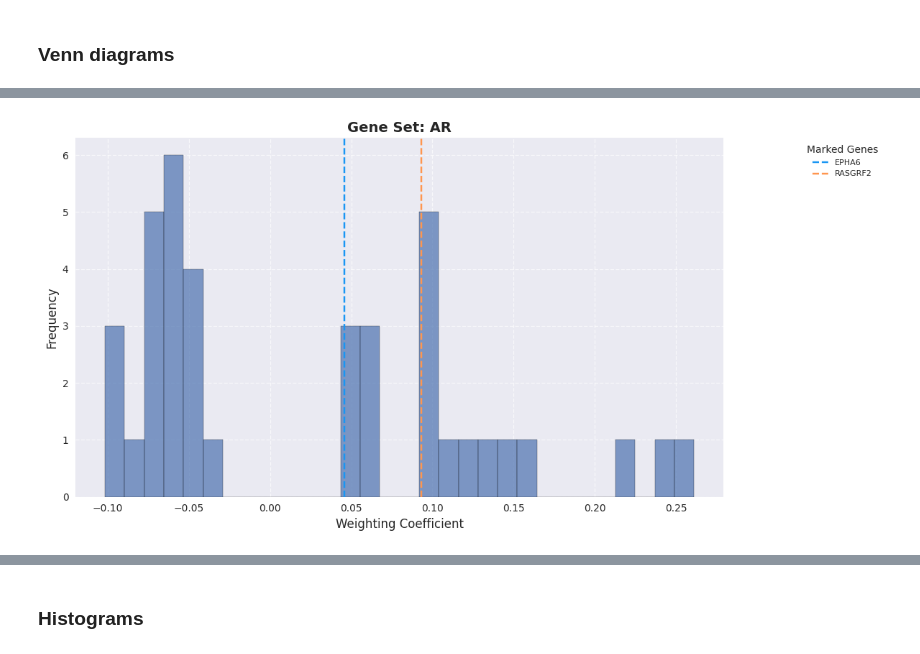
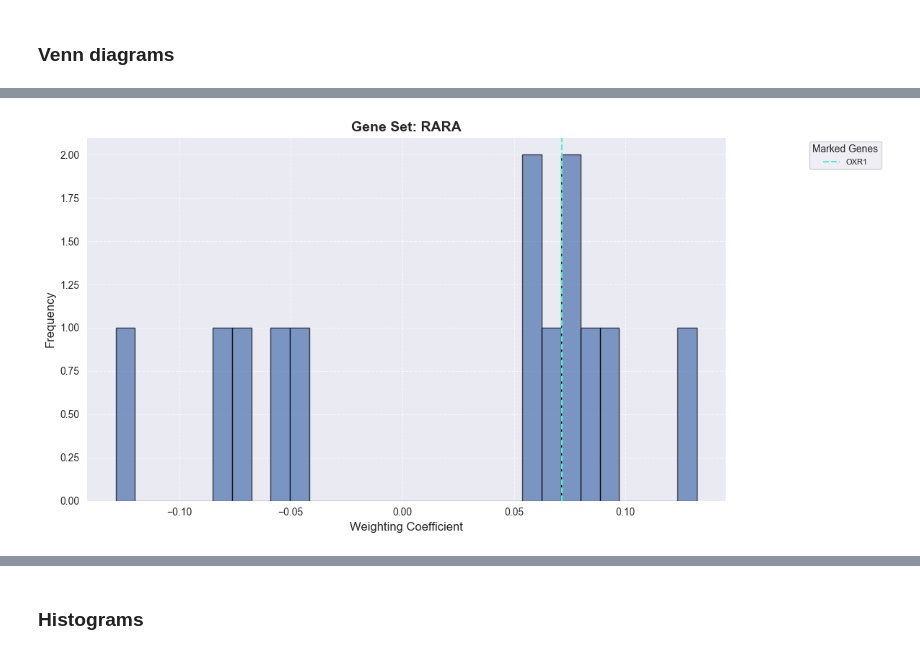
Before and after one commit to michal7kw/GeneScore, a Jupyter notebook: trimmed_Evaluation/0_examin_gene_sets_all_ex.ipynb, the cells around one changed output, grey strips where cells are left out. Saved outputs shown, nothing was run; the diff lists cells and outputs as text; code cells hidden in the pictures.

```diff
--- a/trimmed_Evaluation/0_examin_gene_sets_all_ex.ipynb
+++ b/trimmed_Evaluation/0_examin_gene_sets_all_ex.ipynb
@@ -33,13 +47,11 @@ gere_sets_dict_celloracle, gene_sets_dict_cell_type_first_celloracle = load_GRNs
 # %% [markdown]
 # Analyse separately
 # %%
-set_selected = "all_ex"
-cell_type_selected = "L4_RORB"
-scored_gene_selected = "RARA"
+goi = "RARA"
 score = "coef_mean"
 # %% [markdown]
 ### Remove duplicates
 # %%
-print(gene_sets_dict_cell_type_first_celloracle[set_selected][cell_type_selected].keys())
-gois = gene_sets_dict_cell_type_first_celloracle[set_selected][cell_type_selected].keys()
+print(gene_sets_dict_cell_type_first_celloracle[gene_set][gene_set].keys())
+gois = gene_sets_dict_cell_type_first_celloracle[gene_set][gene_set].keys()
 # %% [output]
@@ -47,4 +59,4 @@ dict_keys(['AHR', 'ARNT', 'ARNT2', 'CLOCK', 'AR', 'NR1I2', 'NR3C1', 'NR3C2', 'ES
 # %%
-data={key: gene_sets_dict_cell_type_first_celloracle[set_selected][cell_type_selected][key]["targets"] for key in gois}
-print_number_of_duplicate_genes(data)
+data={key: gene_sets_dict_cell_type_first_celloracle[gene_set][gene_set][key]["targets"] for key in gois}
+duplicates = print_number_of_duplicate_genes(data)
 # %% [output]
@@ -79,6 +73,8 @@ gene_sets_dict_cell_type_first_celloracle = remove_duplicates_preserve_order_GRN
 # %%
-data={key: gene_sets_dict_cell_type_first_celloracle[set_selected][cell_type_selected][key]["targets"] for key in gois}
-print_number_of_duplicate_genes(data)
+if duplicates:
+    gene_sets_dict_cell_type_first_celloracle = remove_duplicates_preserve_order_GRNs(gene_sets_dict_cell_type_first_celloracle)
+    data={key: gene_sets_dict_cell_type_first_celloracle[gene_set][gene_set][key]["targets"] for key in gois}
+    print_number_of_duplicate_genes(data)
 # %% [markdown]
 ### Statistics
 # %%
@@ -128,5 +113,5 @@ Shared between THRB & AR: {'SNTG1', 'CNTN5', 'EPHA6', 'RASGRF2'}
 # %%
 genes_to_mark = ['PAM', 'EPHA6', 'OXR1', 'RBFOX1', 'RASGRF2', 'CPVL']
-better_hist_GRNs(gene_sets_dict_cell_type_first_celloracle, set_selected, "L4_RORB", "AR", score="coef_mean", bins=30, genes_to_mark=genes_to_mark)
+better_hist_GRNs(gene_sets_dict_cell_type_first_celloracle, gene_set, gene_set, goi, score="coef_mean", bins=30, genes_to_mark=genes_to_mark)
 # %% [output]
 Warning: Gene PAM not found in the dataset.
@@ -135,4 +121,4 @@ Warning: Gene RBFOX1 not found in the dataset.
 Warning: Gene CPVL not found in the dataset.
-[figure, old version]
+[figure, new version]
 # %%
 genes_to_mark = ['BDNF', 'PRKG2', 'KIRREL3', 'CUX1', 'UBB']
```
Also changed, not shown: parts of 25 cells of this notebook, 21 other files.
